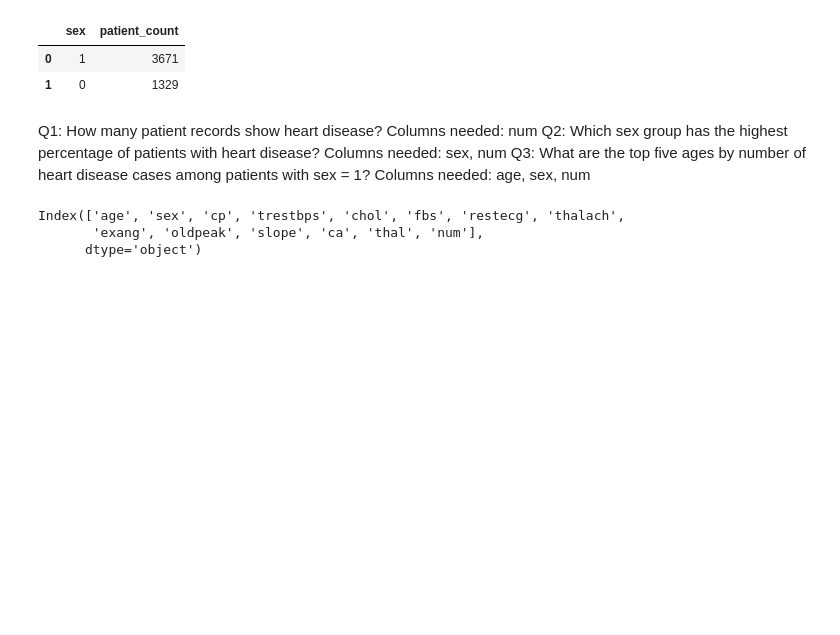
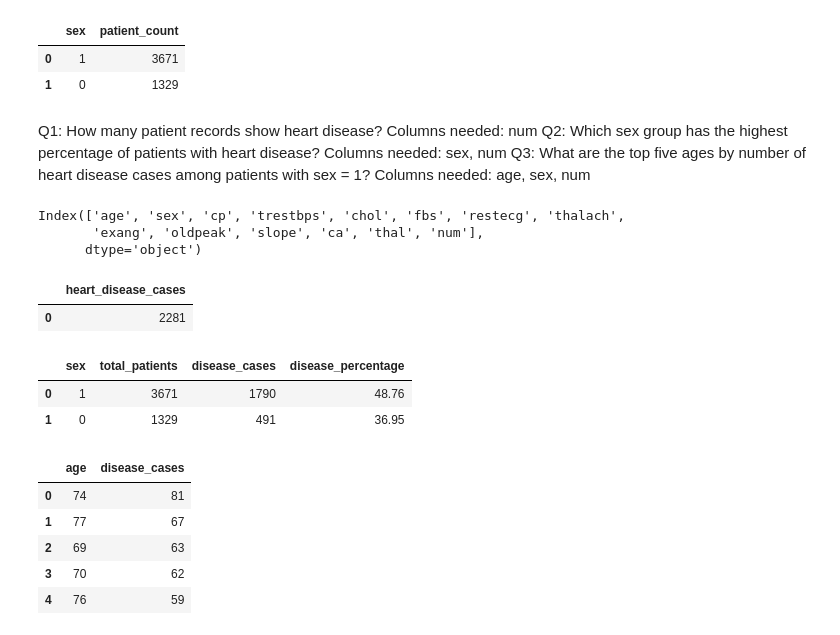
Before and after one commit to sudiksa1307/AKSPI-Project, a Jupyter notebook: week2_sql.ipynb, the cells around one changed output. Cells and saved outputs as stored; diff of their text form; code cells hidden in the pictures; blank space fills up the shorter version.

```diff
--- a/week2_sql.ipynb
+++ b/week2_sql.ipynb
@@ -110,3 +110,44 @@ df.columns
 Index(['age', 'sex', 'cp', 'trestbps', 'chol', 'fbs', 'restecg', 'thalach',
        'exang', 'oldpeak', 'slope', 'ca', 'thal', 'num'],
       dtype='object')
+# %%
+q("""
+SELECT COUNT(*) AS heart_disease_cases
+FROM data
+WHERE num > 0
+""")
+# %% [output]
+|  | heart_disease_cases |
+| 0 | 2281 |
+# %%
+q("""
+SELECT sex,
+       COUNT(*) AS total_patients,
+       SUM(CASE WHEN num > 0 THEN 1 ELSE 0 END) AS disease_cases,
+       ROUND(100.0 * AVG(CASE WHEN num > 0 THEN 1 ELSE 0 END), 2)
+           AS disease_percentage
+FROM data
+GROUP BY sex
+ORDER BY disease_percentage DESC
+""")
+# %% [output]
+|  | sex | total_patients | disease_cases | disease_percentage |
+| 0 | 1 | 3671 | 1790 | 48.76 |
+| 1 | 0 | 1329 | 491 | 36.95 |
+# %%
+q("""
+SELECT age,
+       COUNT(*) AS disease_cases
+FROM data
+WHERE sex = 1 AND num > 0
+GROUP BY age
+ORDER BY disease_cases DESC, age ASC
+LIMIT 5
+""")
+# %% [output]
+|  | age | disease_cases |
+| 0 | 74 | 81 |
+| 1 | 77 | 67 |
+| 2 | 69 | 63 |
+| 3 | 70 | 62 |
+| 4 | 76 | 59 |
```
